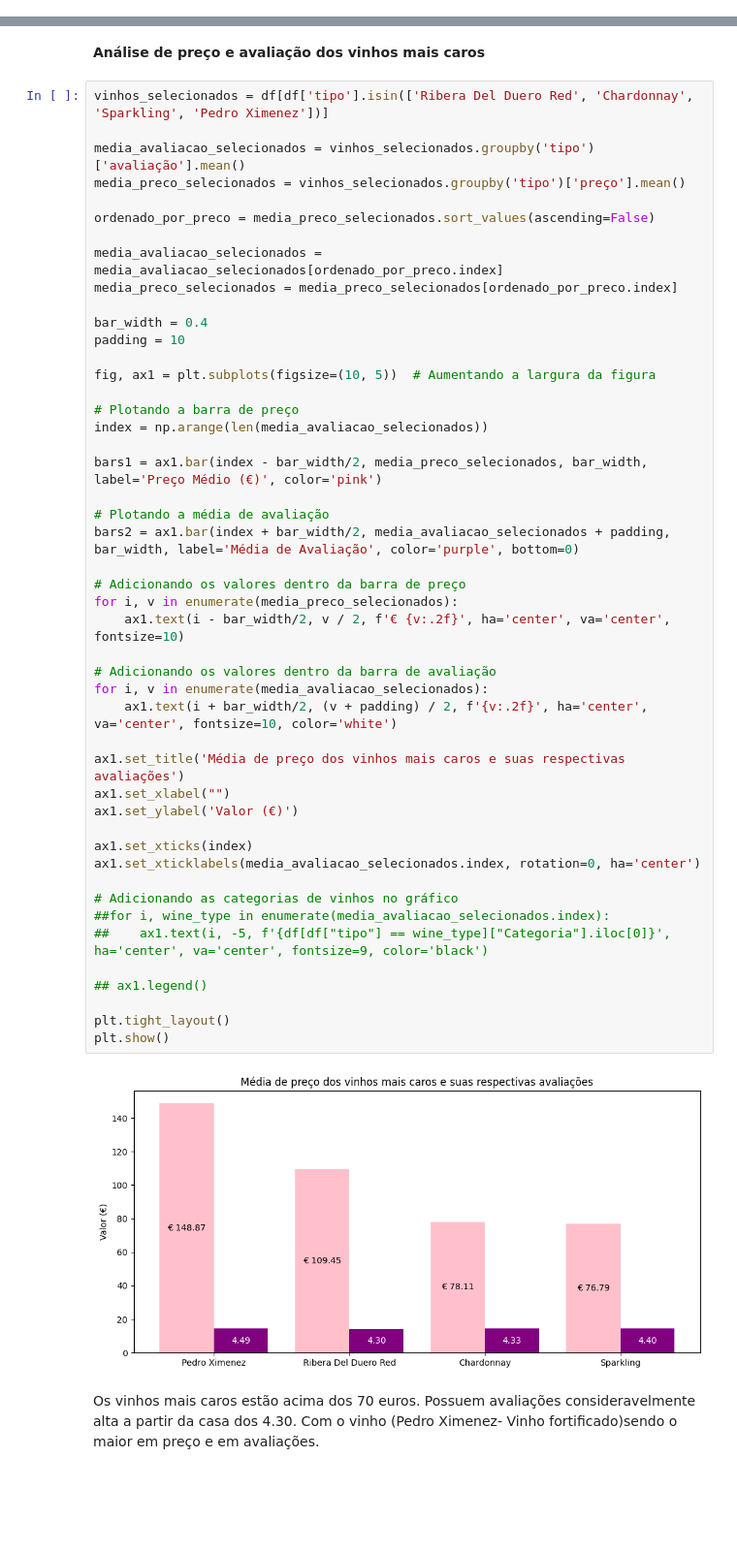
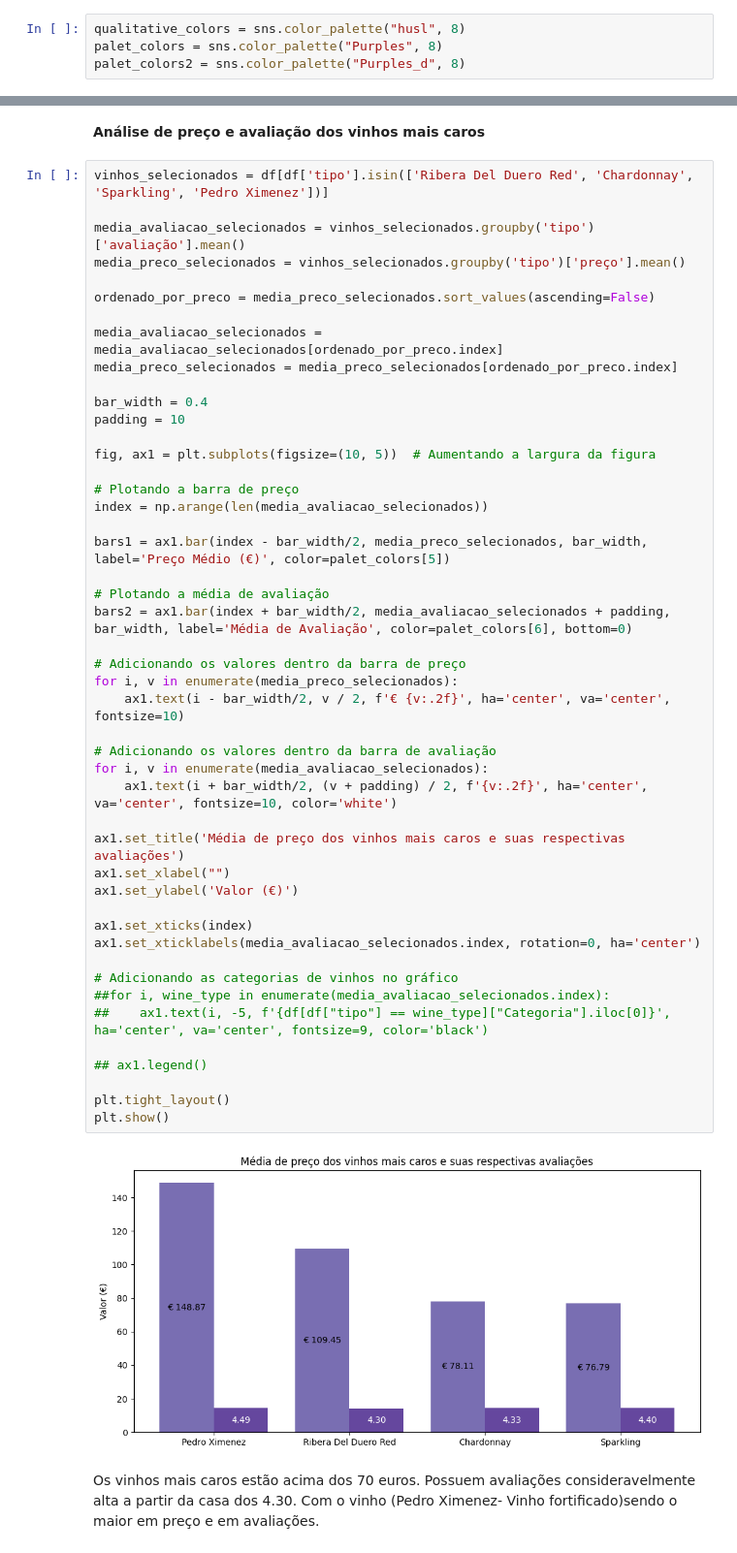
Before and after one commit to atlantico-academy/equipe5-2024.3, a Jupyter notebook: notebooks/01-exploratory_data_analysis.ipynb, the cells around one changed output, grey strips where cells are left out. Shown at 97% size. Drawn from its saved outputs; the diff is of its cells as text; blank space fills up the shorter version.

```diff
--- a/notebooks/01-exploratory_data_analysis.ipynb
+++ b/notebooks/01-exploratory_data_analysis.ipynb
@@ -12,3 +14,7 @@ from scipy.stats import linregress
+# %%
+qualitative_colors = sns.color_palette("husl", 8)
+palet_colors = sns.color_palette("Purples", 8)
+palet_colors2 = sns.color_palette("Purples_d", 8)
 # %% [markdown]
 ## 1. Leitura do conjunto de dados
 # %%
@@ -564,36 +571,36 @@ fig, ax1 = plt.subplots(figsize=(10, 5))  # Aumentando a largura da figura
 # Plotando a barra de preço
 index = np.arange(len(media_avaliacao_selecionados))
 
-bars1 = ax1.bar(index - bar_width/2, media_preco_selecionados, bar_width, label='Preço Médio (€)', color='pink')
+bars1 = ax1.bar(index - bar_width/2, media_preco_selecionados, bar_width, label='Preço Médio (€)', color=palet_colors[5])
 
 # Plotando a média de avaliação
-bars2 = ax1.bar(index + bar_width/2, media_avaliacao_selecionados + padding, bar_width, label='Média de Avaliação', color='purple', bottom=0)
+bars2 = ax1.bar(index + bar_width/2, media_avaliacao_selecionados + padding, bar_width, label='Média de Avaliação', color=palet_colors[6], bottom=0)
 
 # Adicionando os valores dentro da barra de preço
 for i, v in enumerate(media_preco_selecionados):
     ax1.text(i - bar_width/2, v / 2, f'€ {v:.2f}', ha='center', va='center', fontsize=10)
 
 # Adicionando os valores dentro da barra de avaliação
 for i, v in enumerate(media_avaliacao_selecionados):
     ax1.text(i + bar_width/2, (v + padding) / 2, f'{v:.2f}', ha='center', va='center', fontsize=10, color='white')
 
 ax1.set_title('Média de preço dos vinhos mais caros e suas respectivas avaliações')
 ax1.set_xlabel("")
 ax1.set_ylabel('Valor (€)')
 
 ax1.set_xticks(index)
 ax1.set_xticklabels(media_avaliacao_selecionados.index, rotation=0, ha='center')
 
 # Adicionando as categorias de vinhos no gráfico
 ##for i, wine_type in enumerate(media_avaliacao_selecionados.index):
 ##    ax1.text(i, -5, f'{df[df["tipo"] == wine_type]["Categoria"].iloc[0]}', ha='center', va='center', fontsize=9, color='black')
 
 ## ax1.legend()
 
 plt.tight_layout()
 plt.show()
 # %% [output]
-[figure, old version]
+[figure, new version]
 # %% [markdown]
 Os vinhos mais caros estão acima dos 70 euros. Possuem avaliações consideravelmente alta a partir da casa dos 4.30. Com o vinho (Pedro Ximenez- Vinho fortificado)sendo o maior em preço e em avaliações.
 # %% [markdown]
```
Also changed, not shown: parts of 20 cells of this notebook.
